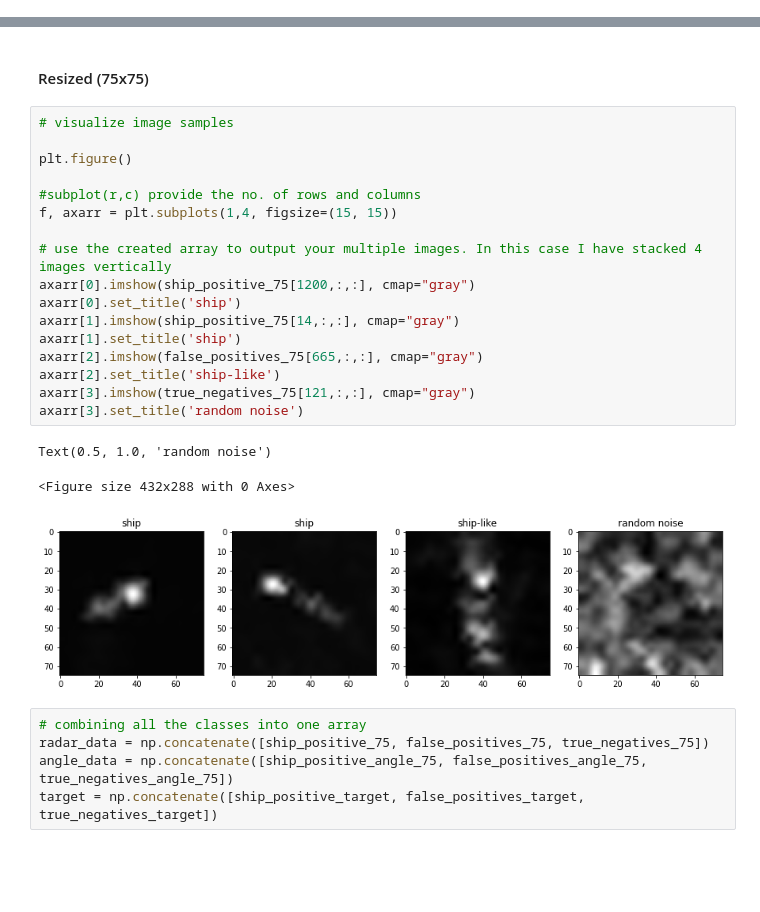
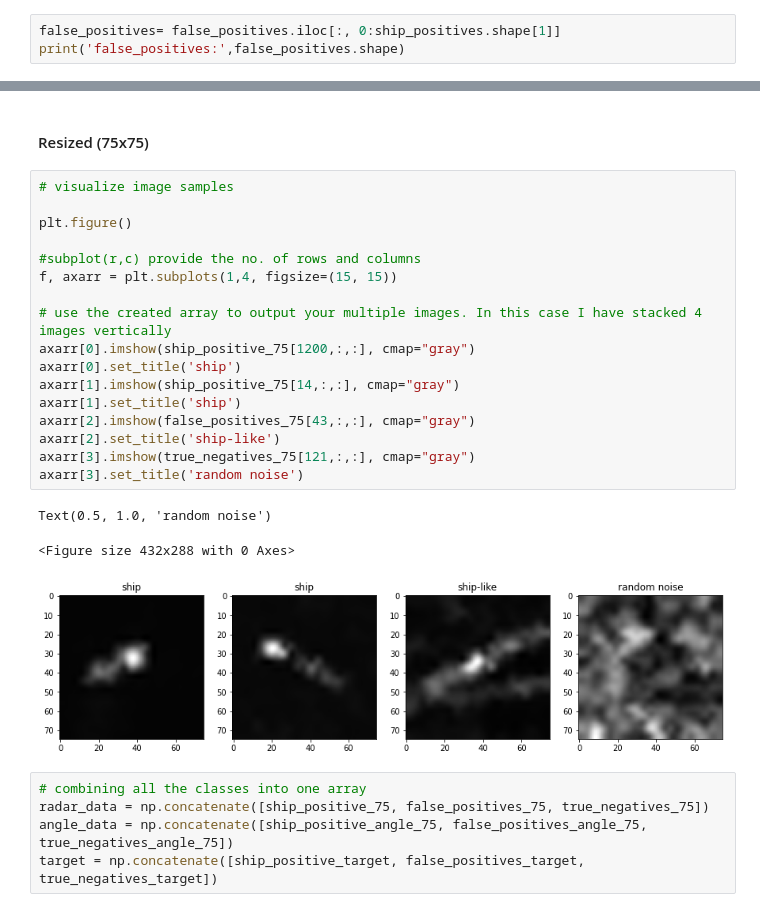
Before and after one commit to armkhudinyan/sar-ship-detect, a Jupyter notebook: scripts/ship_detect_very_deep_learn_data.ipynb, the cells around one changed output, grey strips where cells are left out. Cells and saved outputs as stored; diff of their text form; blank space fills up the shorter version.

```diff
--- a/scripts/ship_detect_very_deep_learn_data.ipynb
+++ b/scripts/ship_detect_very_deep_learn_data.ipynb
@@ -44,0 +46,3 @@ true_negatives:  (1, 1596)
+# %%
+false_positives= false_positives.iloc[:, 0:ship_positives.shape[1]]
+print('false_positives:',false_positives.shape)
@@ -135,24 +141,24 @@ Text(0.5, 1.0, 'random noise')
 # %%
 # visualize image samples
 
 plt.figure()
 
 #subplot(r,c) provide the no. of rows and columns
 f, axarr = plt.subplots(1,4, figsize=(15, 15))
 
 # use the created array to output your multiple images. In this case I have stacked 4 images vertically
 axarr[0].imshow(ship_positive_75[1200,:,:], cmap="gray")
 axarr[0].set_title('ship')
 axarr[1].imshow(ship_positive_75[14,:,:], cmap="gray")
 axarr[1].set_title('ship')
-axarr[2].imshow(false_positives_75[665,:,:], cmap="gray")
+axarr[2].imshow(false_positives_75[43,:,:], cmap="gray")
 axarr[2].set_title('ship-like')
 axarr[3].imshow(true_negatives_75[121,:,:], cmap="gray")
 axarr[3].set_title('random noise')
 # %% [output]
 Text(0.5, 1.0, 'random noise')
 <Figure size 432x288 with 0 Axes>
-[figure, old version]
+[figure, new version]
 # %%
 # combining all the classes into one array
 radar_data = np.concatenate([ship_positive_75, false_positives_75, true_negatives_75])
```
Also changed, not shown: parts of 16 cells of this notebook, 1 other file.
